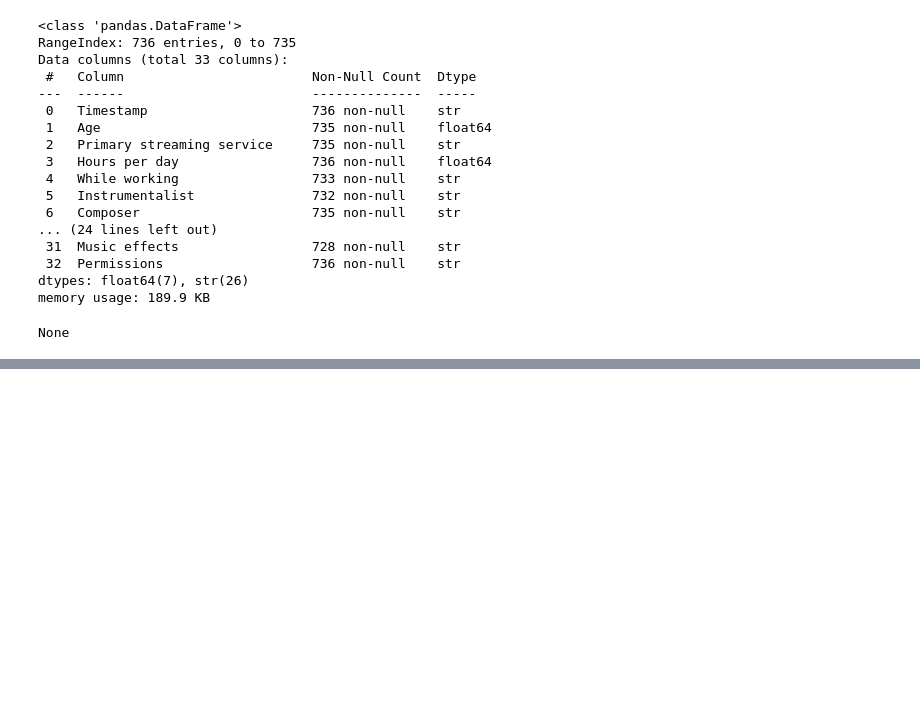
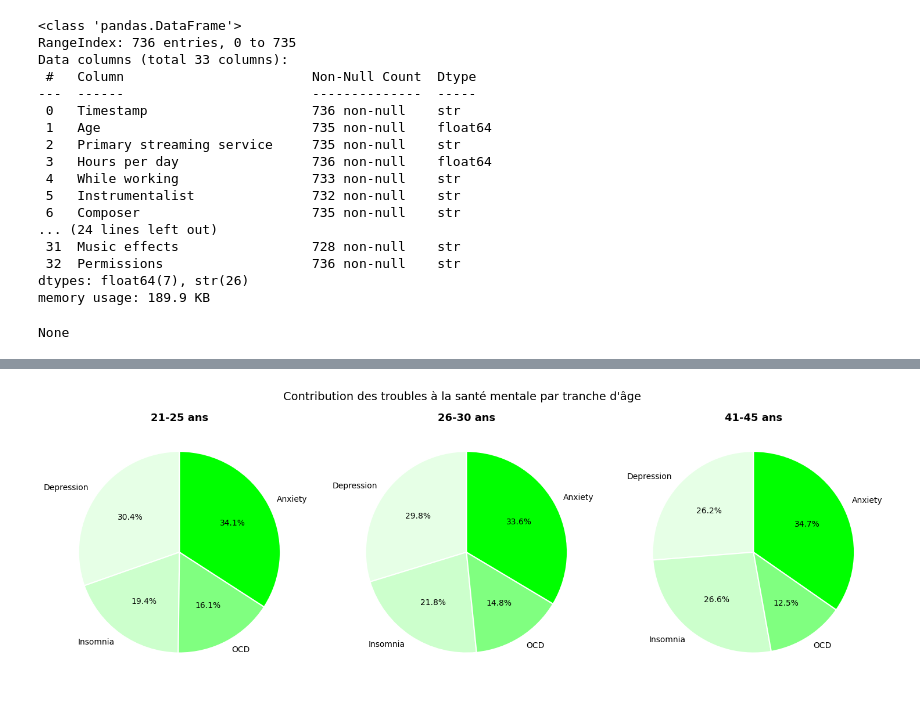
Before and after one commit to lrondal/I-am-hungry, a Jupyter notebook: project_dataVis_Letort_Rondal.ipynb, the cells around one changed output, grey strips where cells are left out. Drawn from its saved outputs; the diff is of its cells as text; code cells hidden in the pictures; blank space fills up the shorter version.

```diff
--- a/project_dataVis_Letort_Rondal.ipynb
+++ b/project_dataVis_Letort_Rondal.ipynb
@@ -41,3 +41,11 @@ Data columns (total 33 columns):
 dtypes: float64(7), str(26)
 memory usage: 189.9 KB
 None
+# %%
+# Création de la colonne Mental Health (somme des 4 scores)
+df['Mental Health'] = df['Anxiety'] + df['Depression'] + df['Insomnia'] + df['OCD']
+
+print(df[['Anxiety', 'Depression', 'Insomnia', 'OCD', 'Mental Health']].head(8))
+
+df.to_csv('mxmh_survey_results_updated.csv', index=False)
+display(df.head())
@@ -43,0 +94,26 @@ None
+# %%
+tranches = ['21-25', '26-30', '41-45']
+colonnes = ['Depression', 'Insomnia', 'OCD', 'Anxiety']
+couleurs = ['#e6ffe6', '#ccffcc', '#80ff80', '#00ff00']
+
+fig, axes = plt.subplots(1, 3, figsize=(15, 5))
+fig.patch.set_facecolor('white')
+
+for ax, tranche in zip(axes, tranches):
+    groupe = df[df['Age Group'] == tranche][colonnes].mean()
+
+    wedges, texts, autotexts = ax.pie(
+        groupe,
+        labels=colonnes,
+        colors=couleurs,
+        autopct='%1.1f%%',
+        startangle=90,
+        wedgeprops={'edgecolor': 'white', 'linewidth': 1.5}
+    )
+    ax.set_title(f'{tranche} ans', fontsize=13, fontweight='bold')
+
+plt.suptitle("Contribution des troubles à la santé mentale par tranche d'âge", fontsize=14, y=1.02)
+plt.tight_layout()
+plt.show()
+# %% [output]
+[figure, added]
```
Also changed, not shown: parts of 7 cells of this notebook, 1 other file.
